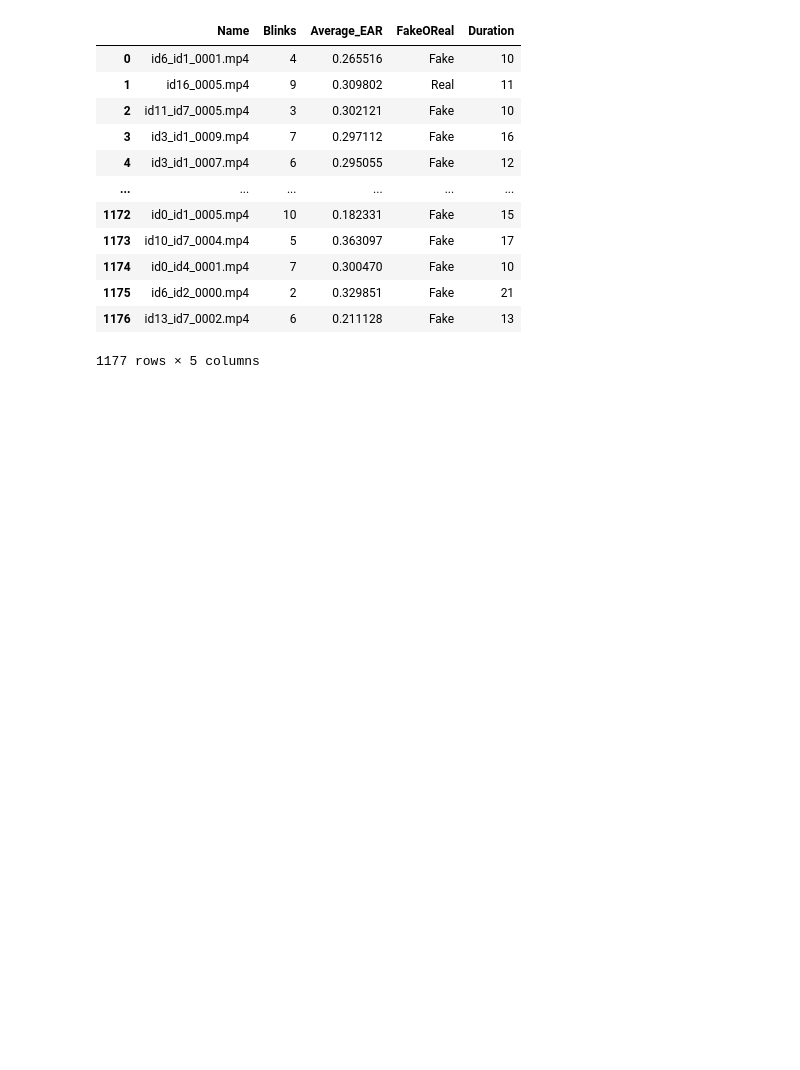
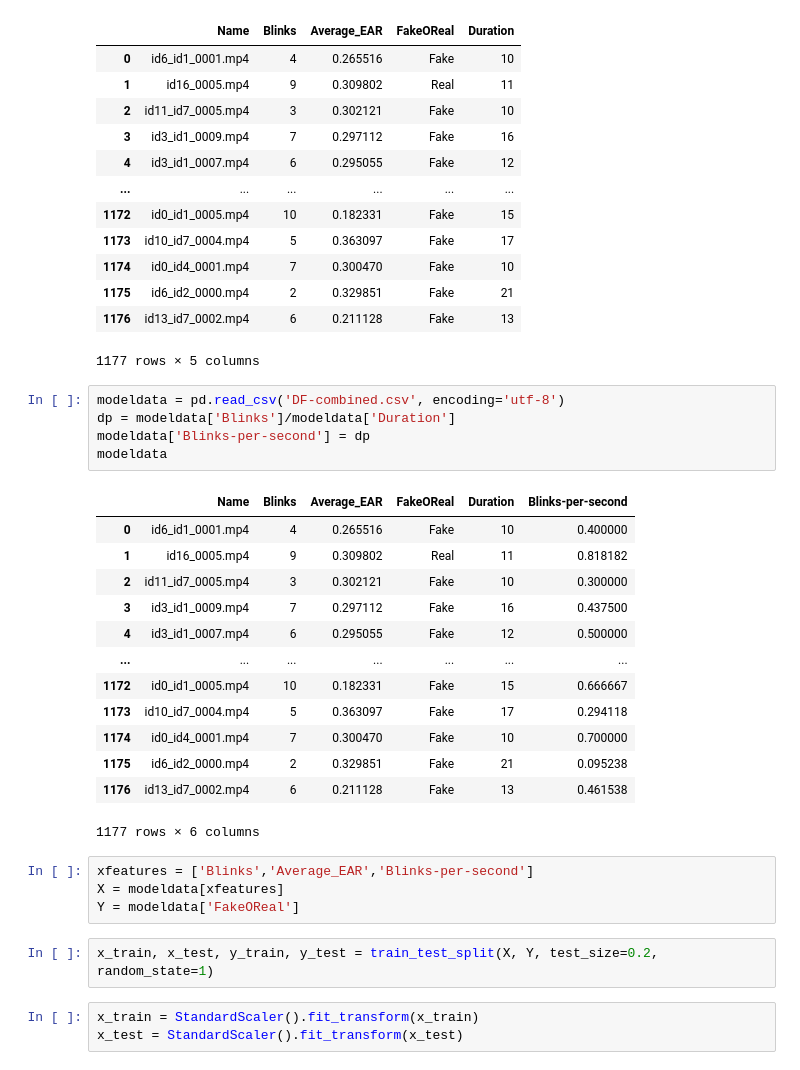
Before and after one commit to devansh1412/Eye-blink-detection, a Jupyter notebook: Eye-detect-from-frame/Notebook.ipynb, the cells around one changed output. Drawn from its saved outputs; the diff is of its cells as text; blank space fills up the shorter version.

```diff
--- a/Eye-detect-from-frame/Notebook.ipynb
+++ b/Eye-detect-from-frame/Notebook.ipynb
@@ -433,3 +441,31 @@ finalData
 | 1175 | id6_id2_0000.mp4 | 2 | 0.329851 | Fake | 21 |
 | 1176 | id13_id7_0002.mp4 | 6 | 0.211128 | Fake | 13 |
 1177 rows × 5 columns
+# %%
+modeldata = pd.read_csv('DF-combined.csv', encoding='utf-8')
+dp = modeldata['Blinks']/modeldata['Duration']
+modeldata['Blinks-per-second'] = dp
+modeldata
+# %% [output]
+|  | Name | Blinks | Average_EAR | FakeOReal | Duration | Blinks-per-second |
+| 0 | id6_id1_0001.mp4 | 4 | 0.265516 | Fake | 10 | 0.400000 |
+| 1 | id16_0005.mp4 | 9 | 0.309802 | Real | 11 | 0.818182 |
+| 2 | id11_id7_0005.mp4 | 3 | 0.302121 | Fake | 10 | 0.300000 |
+| 3 | id3_id1_0009.mp4 | 7 | 0.297112 | Fake | 16 | 0.437500 |
+| 4 | id3_id1_0007.mp4 | 6 | 0.295055 | Fake | 12 | 0.500000 |
+| ... | ... | ... | ... | ... | ... | ... |
+| 1172 | id0_id1_0005.mp4 | 10 | 0.182331 | Fake | 15 | 0.666667 |
+| 1173 | id10_id7_0004.mp4 | 5 | 0.363097 | Fake | 17 | 0.294118 |
+| 1174 | id0_id4_0001.mp4 | 7 | 0.300470 | Fake | 10 | 0.700000 |
+| 1175 | id6_id2_0000.mp4 | 2 | 0.329851 | Fake | 21 | 0.095238 |
+| 1176 | id13_id7_0002.mp4 | 6 | 0.211128 | Fake | 13 | 0.461538 |
+1177 rows × 6 columns
+# %%
+xfeatures = ['Blinks','Average_EAR','Blinks-per-second']
+X = modeldata[xfeatures]
+Y = modeldata['FakeOReal']
+# %%
+x_train, x_test, y_train, y_test = train_test_split(X, Y, test_size=0.2, random_state=1)
+# %%
+x_train = StandardScaler().fit_transform(x_train)
+x_test = StandardScaler().fit_transform(x_test)
```
Also changed, not shown: parts of 13 cells of this notebook, 5 other files.
